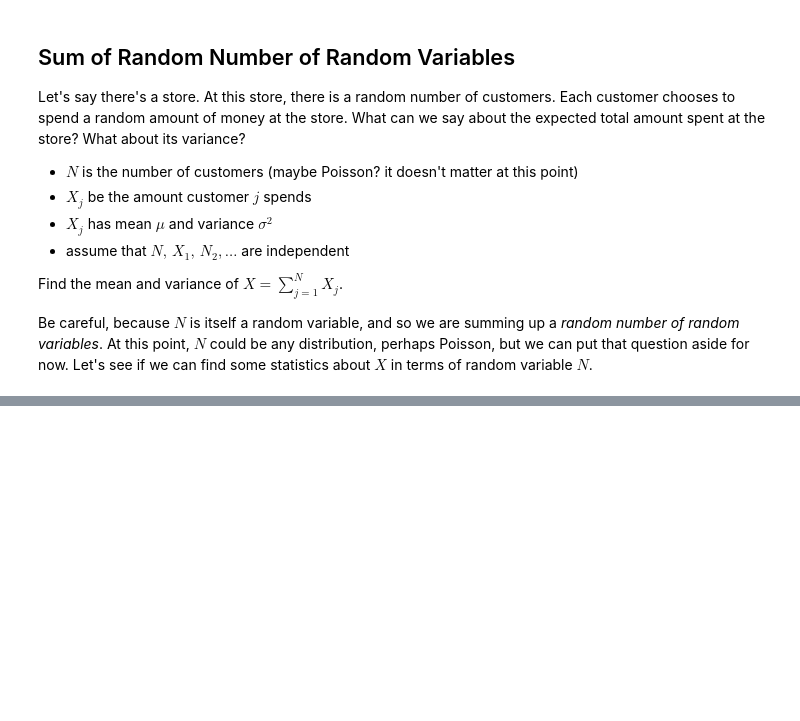
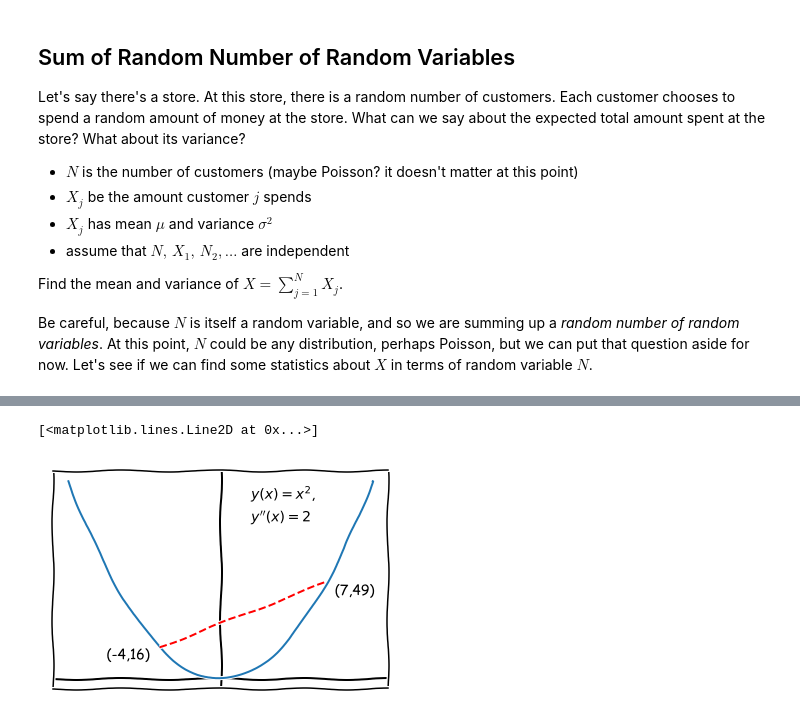
Before and after one commit to buruzaemon/stats-110, a Jupyter notebook: Lecture_28.ipynb, the cells around one changed output, grey strips where cells are left out. Saved outputs shown, nothing was run; the diff lists cells and outputs as text; code cells hidden in the pictures; blank space fills up the shorter version.

```diff
--- a/Lecture_28.ipynb
+++ b/Lecture_28.ipynb
@@ -63,0 +132,23 @@ Idiot-checking that result, we confirm that
+# %%
+# create 1000 equally spaced points between -10 and 10
+x = np.linspace(-10, 10, 1000)
+y = x**2
+x2 = [-4,7]
+y2 = [16,49]
+
+fig, ax = plt.subplots()
+ax.axhline(y=0, color='k')
+ax.axvline(x=0, color='k')
+
+ax.set_xticks([])
+ax.set_yticks([])
+
+plt.text(2.0, 80.0, '$y(x)=x^2$,\n$y^{\prime\prime}(x)=2$')
+plt.text(-7.5, 10.0, '(-4,16)')
+plt.text(7.5, 42.5, '(7,49)')
+
+ax.plot(x, y)
+ax.plot(x2,y2,'r--')
+# %% [output]
+[<matplotlib.lines.Line2D at 0x...>]
+[figure, added]
```
Also changed, not shown: parts of 12 cells of this notebook.
